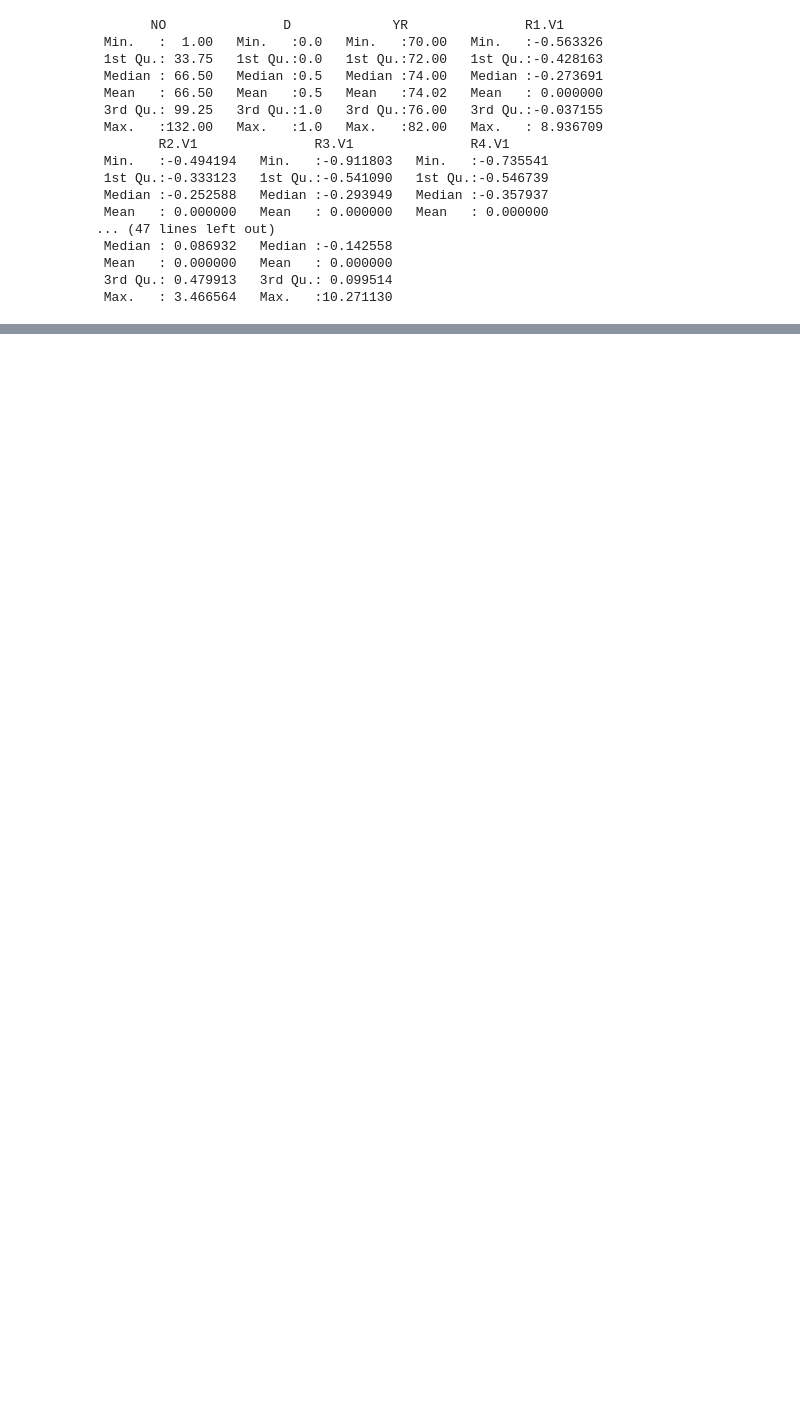
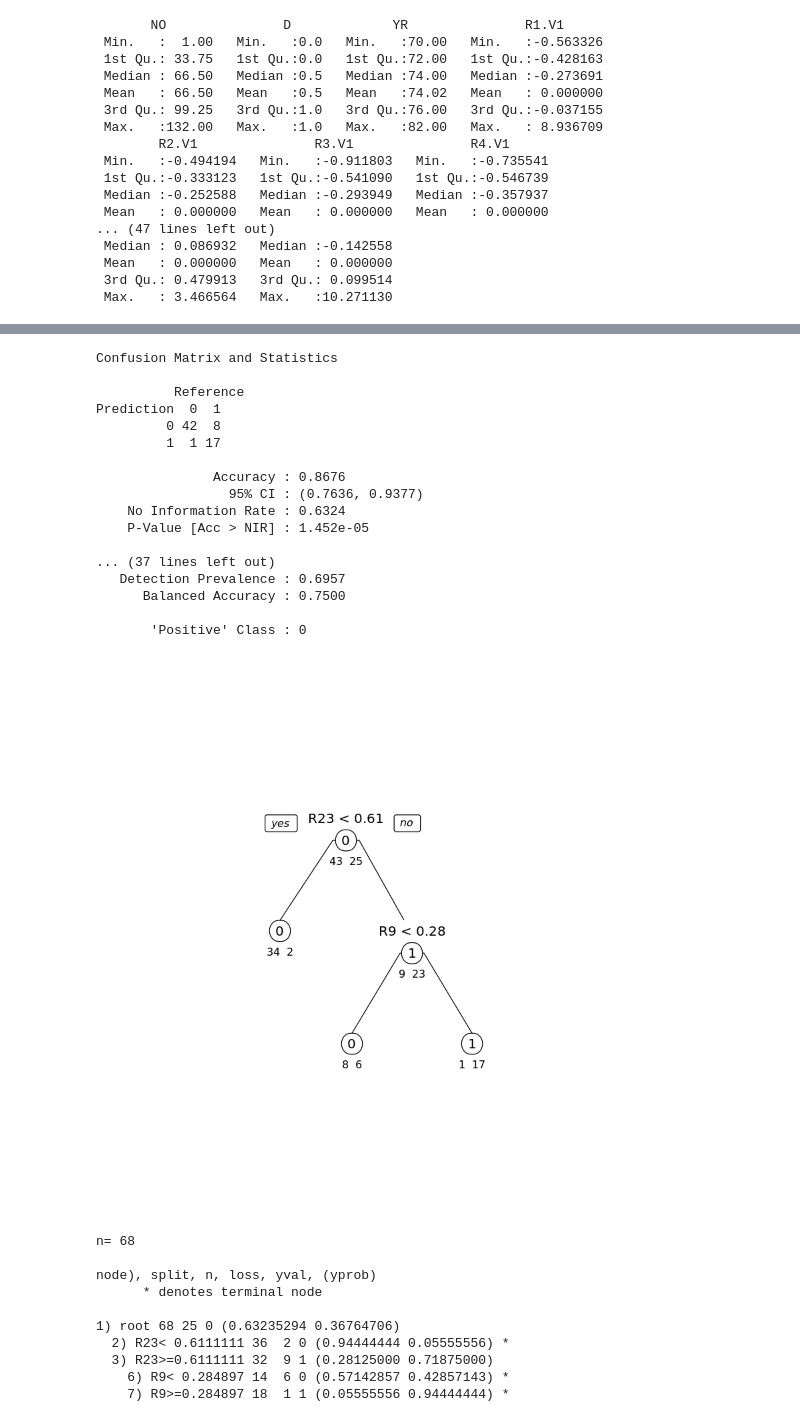
Before and after one commit to kainoa21/OMIS-3000, a Jupyter notebook: bankruptcy/BankruptcyGroup1.ipynb, the cells around one changed output, grey strips where cells are left out. Drawn from its saved outputs; the diff is of its cells as text; code cells hidden in the pictures; blank space fills up the shorter version.

```diff
--- a/bankruptcy/BankruptcyGroup1.ipynb
+++ b/bankruptcy/BankruptcyGroup1.ipynb
@@ -1309,0 +651,31 @@ Resampling results across tuning parameters:
+# %%
+train_cart(training.reduced, validate.reduced, verbose=TRUE)
+# %% [output]
+Confusion Matrix and Statistics
+
+          Reference
+Prediction  0  1
+         0 42  8
+         1  1 17
+
+               Accuracy : 0.8676
+                 95% CI : (0.7636, 0.9377)
+    No Information Rate : 0.6324
+    P-Value [Acc > NIR] : 1.452e-05
+
+... (37 lines left out)
+   Detection Prevalence : 0.6957
+      Balanced Accuracy : 0.7500
+
+       'Positive' Class : 0
+[figure, added]
+n= 68
+
+node), split, n, loss, yval, (yprob)
+      * denotes terminal node
+
+1) root 68 25 0 (0.63235294 0.36764706)
+  2) R23< 0.6111111 36  2 0 (0.94444444 0.05555556) *
+  3) R23>=0.6111111 32  9 1 (0.28125000 0.71875000)
+    6) R9< 0.284897 14  6 0 (0.57142857 0.42857143) *
+    7) R9>=0.284897 18  1 1 (0.05555556 0.94444444) *
```
Also changed, not shown: parts of 82 cells of this notebook.
